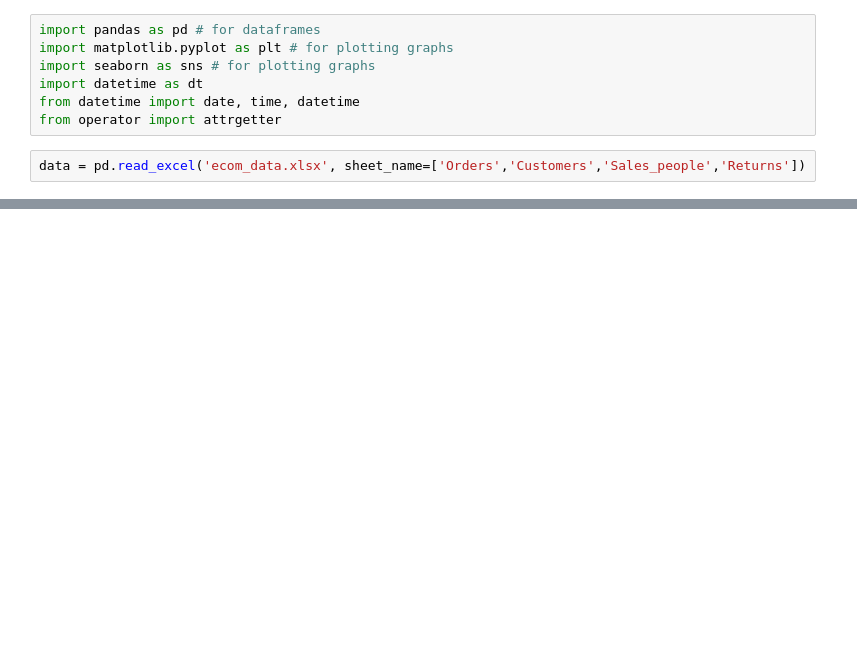
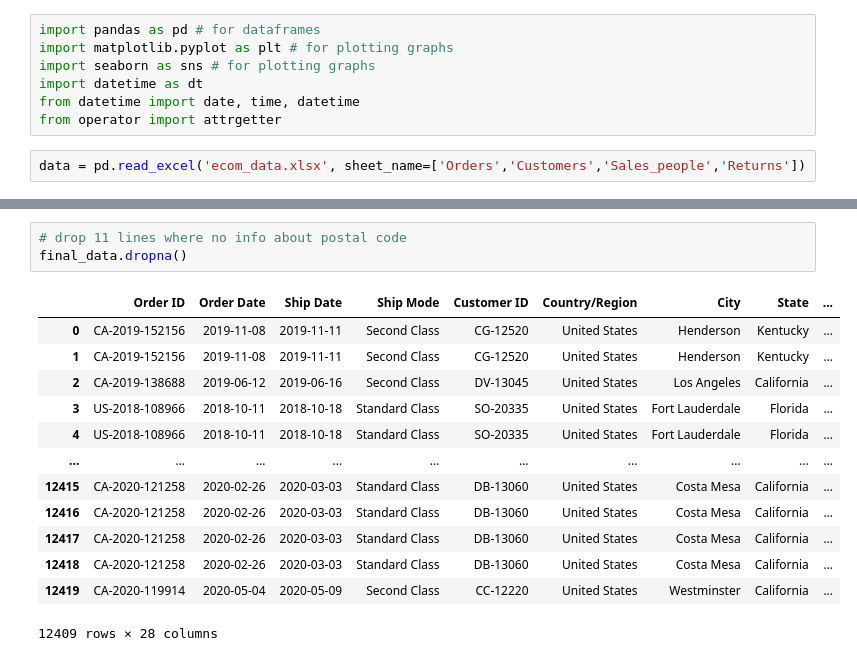
Before and after one commit to Farser89/marketing-anal, a Jupyter notebook: hw_bogdan.ipynb, the cells around one changed output, grey strips where cells are left out. Drawn from its saved outputs; the diff is of its cells as text; blank space fills up the shorter version.

```diff
--- a/hw_bogdan.ipynb
+++ b/hw_bogdan.ipynb
@@ -71,0 +104,17 @@ memory usage: 1.4+ MB
+# %%
+# drop 11 lines where no info about postal code
+final_data.dropna()
+# %% [output]
+|  | Order ID | Order Date | Ship Date | Ship Mode | Customer ID | Country/Region | City | State | ... |
+| 0 | CA-2019-152156 | 2019-11-08 | 2019-11-11 | Second Class | CG-12520 | United States | Henderson | Kentucky | ... |
+| 1 | CA-2019-152156 | 2019-11-08 | 2019-11-11 | Second Class | CG-12520 | United States | Henderson | Kentucky | ... |
+| 2 | CA-2019-138688 | 2019-06-12 | 2019-06-16 | Second Class | DV-13045 | United States | Los Angeles | California | ... |
+| 3 | US-2018-108966 | 2018-10-11 | 2018-10-18 | Standard Class | SO-20335 | United States | Fort Lauderdale | Florida | ... |
+| 4 | US-2018-108966 | 2018-10-11 | 2018-10-18 | Standard Class | SO-20335 | United States | Fort Lauderdale | Florida | ... |
+| ... | ... | ... | ... | ... | ... | ... | ... | ... | ... |
+| 12415 | CA-2020-121258 | 2020-02-26 | 2020-03-03 | Standard Class | DB-13060 | United States | Costa Mesa | California | ... |
+| 12416 | CA-2020-121258 | 2020-02-26 | 2020-03-03 | Standard Class | DB-13060 | United States | Costa Mesa | California | ... |
+| 12417 | CA-2020-121258 | 2020-02-26 | 2020-03-03 | Standard Class | DB-13060 | United States | Costa Mesa | California | ... |
+| 12418 | CA-2020-121258 | 2020-02-26 | 2020-03-03 | Standard Class | DB-13060 | United States | Costa Mesa | California | ... |
+| 12419 | CA-2020-119914 | 2020-05-04 | 2020-05-09 | Second Class | CC-12220 | United States | Westminster | California | ... |
+12409 rows × 28 columns
```
Also changed, not shown: parts of 11 cells of this notebook.
